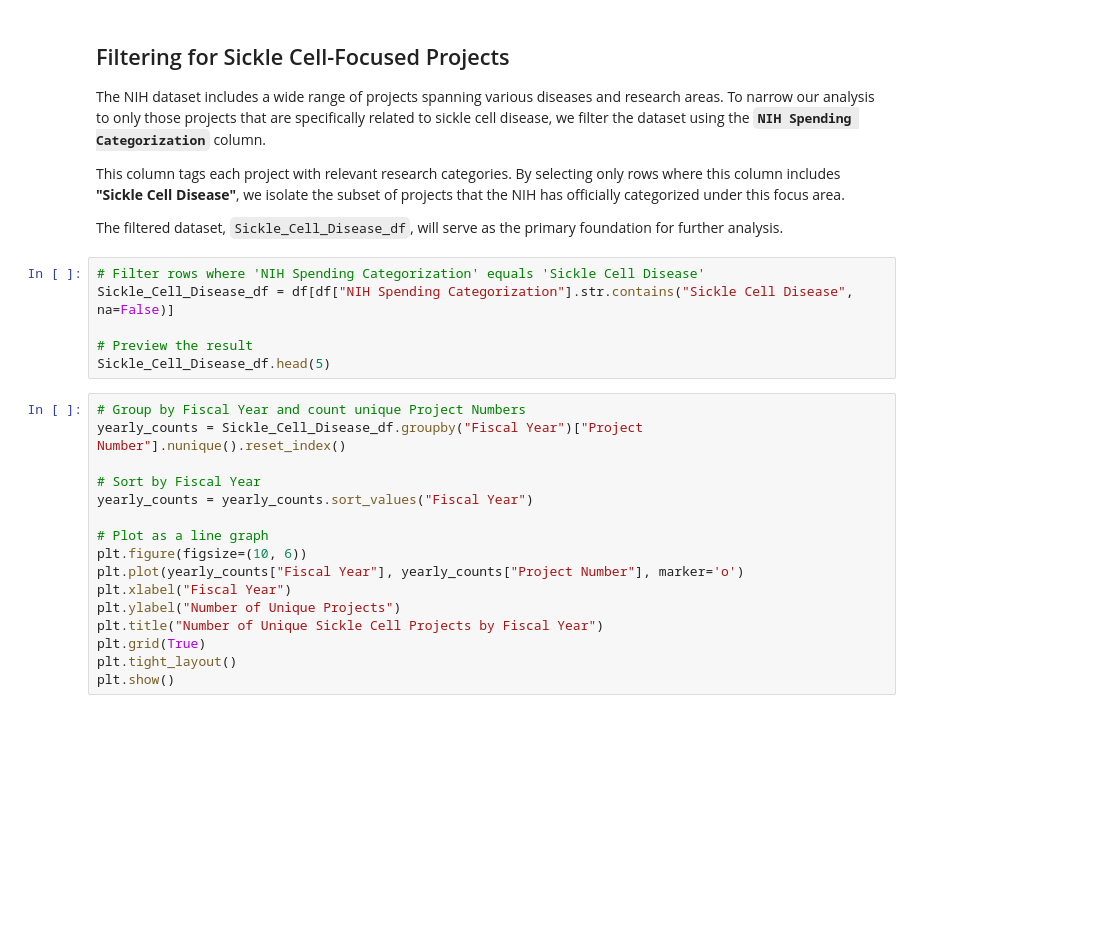
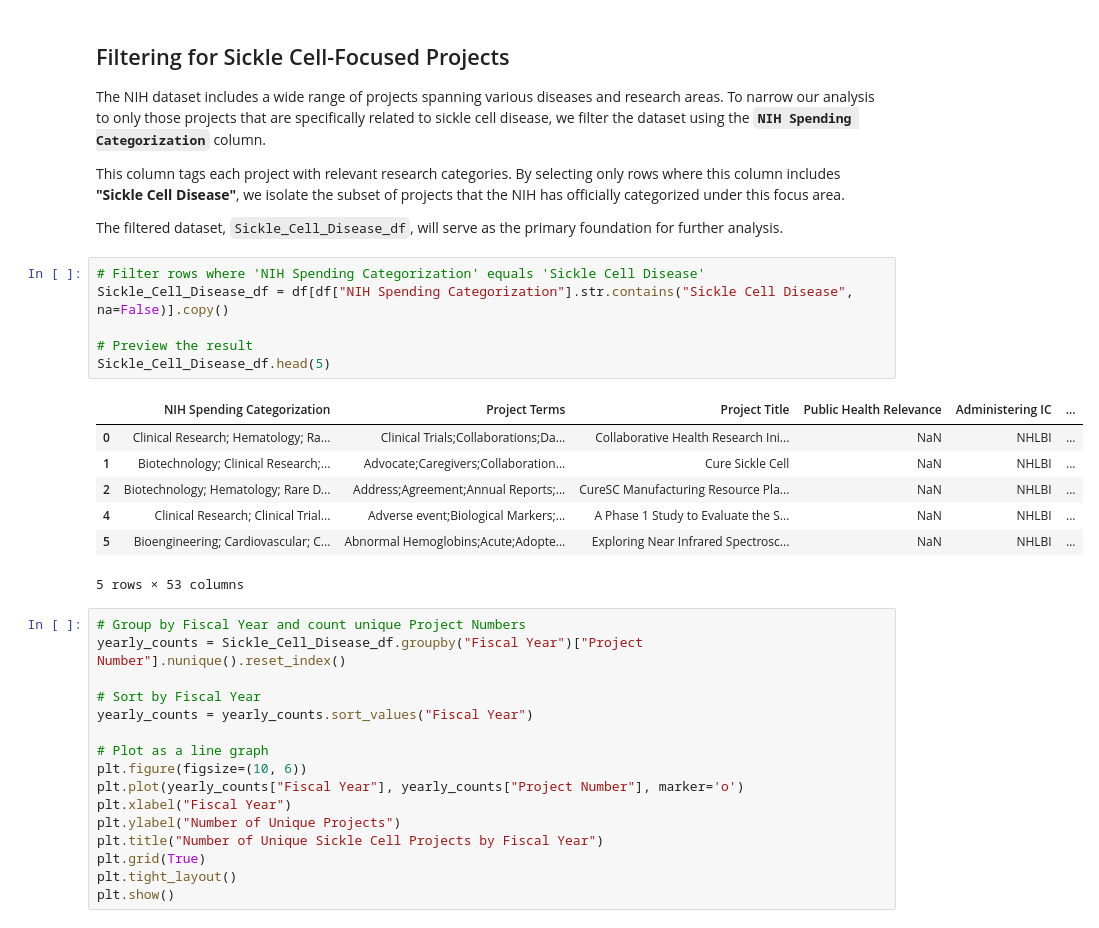
Before and after one commit to NiikNiik/Sickle_Cell_NIH_RePorter, a Jupyter notebook: Sickle_Cell_initiative.ipynb, the cells around one changed output. Drawn from its saved outputs; the diff is of its cells as text; blank space fills up the shorter version.

```diff
--- a/Sickle_Cell_initiative.ipynb
+++ b/Sickle_Cell_initiative.ipynb
@@ -179,10 +193,18 @@ This column tags each project with relevant research categories. By selecting on
 The filtered dataset, `Sickle_Cell_Disease_df`, will serve as the primary foundation for further analysis.
 # %%
 # Filter rows where 'NIH Spending Categorization' equals 'Sickle Cell Disease'
-Sickle_Cell_Disease_df = df[df["NIH Spending Categorization"].str.contains("Sickle Cell Disease", na=False)]
+Sickle_Cell_Disease_df = df[df["NIH Spending Categorization"].str.contains("Sickle Cell Disease", na=False)].copy()
 
 # Preview the result
 Sickle_Cell_Disease_df.head(5)
+# %% [output]
+|  | NIH Spending Categorization | Project Terms | Project Title | Public Health Relevance | Administering IC | ... |
+| 0 | Clinical Research; Hematology; Ra... | Clinical Trials;Collaborations;Da... | Collaborative Health Research Ini... | NaN | NHLBI | ... |
+| 1 | Biotechnology; Clinical Research;... | Advocate;Caregivers;Collaboration... | Cure Sickle Cell | NaN | NHLBI | ... |
+| 2 | Biotechnology; Hematology; Rare D... | Address;Agreement;Annual Reports;... | CureSC Manufacturing Resource Pla... | NaN | NHLBI | ... |
+| 4 | Clinical Research; Clinical Trial... | Adverse event;Biological Markers;... | A Phase 1 Study to Evaluate the S... | NaN | NHLBI | ... |
+| 5 | Bioengineering; Cardiovascular; C... | Abnormal Hemoglobins;Acute;Adopte... | Exploring Near Infrared Spectrosc... | NaN | NHLBI | ... |
+5 rows × 53 columns
 # %%
 # Group by Fiscal Year and count unique Project Numbers
 yearly_counts = Sickle_Cell_Disease_df.groupby("Fiscal Year")["Project Number"].nunique().reset_index()
```
Also changed, not shown: parts of 8 cells of this notebook, 2 other files.
